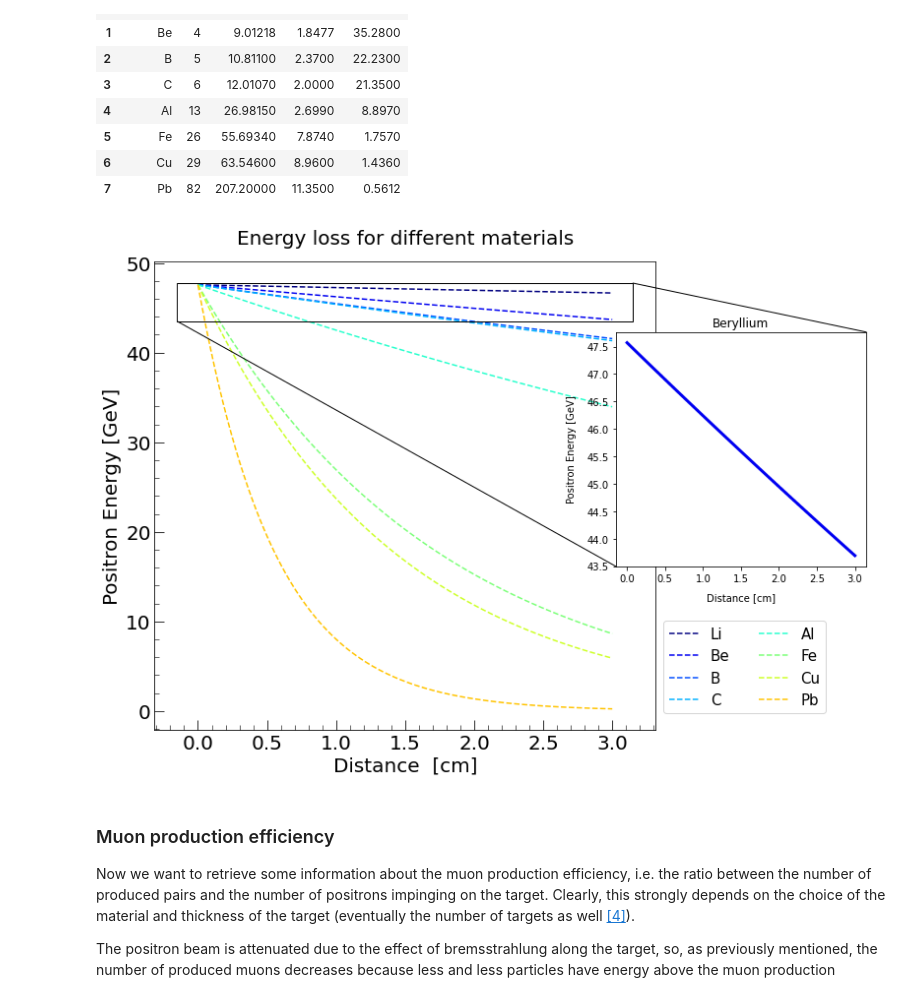
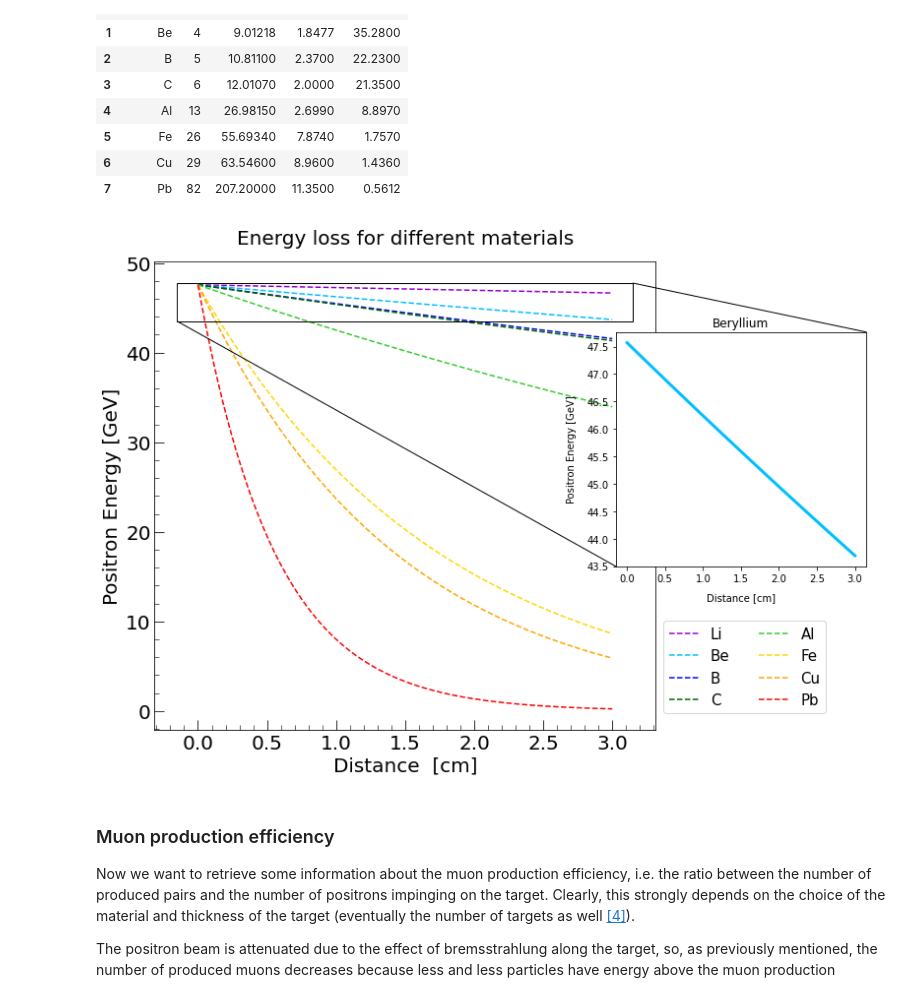
Before and after one commit to vanessacerrone/LEMMA_project, a Jupyter notebook: project_final.ipynb, the cells around one changed output. Drawn from its saved outputs; the diff is of its cells as text; code cells hidden in the pictures.

```diff
--- a/project_final.ipynb
+++ b/project_final.ipynb
@@ -2068,6 +2068,9 @@ properties
 | 7 | Pb | 82 | 207.20000 | 11.3500 | 0.5612 |
 # %%
 ### Plot of energy loss or different materials ###
+
+colors = ['red', 'orange', 'gold', 'limegreen', 'darkgreen', 'blue', 'deepskyblue', 'darkviolet']
+colors.reverse()
 
 x = np.linspace(0,3,100) # distances from 0 to 3 cm
 
@@ -2075,34 +2078,34 @@ fig, ax = plt.subplots(1, figsize = (12,8))
 
 for i in range(0,8):
     ax.plot(x, E_0th * np.exp(-x/properties.at[i,'X0'])* 1e-03,label = properties.at[i,'Material'], color = colors[i],ls='dashed')
 
 ax.set_title('Energy loss for different materials' ,fontsize = 20, pad = 18)
 ax.set_xlabel('Distance  [cm]',fontsize = 20)
 ax.set_ylabel('Positron Energy [GeV]',fontsize = 20)
 ax.tick_params(axis = 'both', which = 'major', direction = 'in', length = 10, labelsize = 20)
 ax.tick_params(axis = 'both', which = 'minor', direction = 'in', length = 5)
 ax.minorticks_on()
 
 ax.legend(loc='best', fontsize = 15, ncol = 2,bbox_to_anchor=(1, 0.25))
 
 e = E_0th * np.exp(-x/rad_length) * 1e-03
 
 ax_ins = ax.inset_axes([0.92, 0.35, 0.5, 0.5], transform=ax.transAxes)
 ax_ins.set_title('Beryllium',fontsize=12)
 ax_ins.set_ylabel('Positron Energy [GeV]', fontsize = 10, loc = 'center',labelpad=10)
 ax_ins.set_xlabel('Distance [cm]', fontsize = 10, loc = 'center',labelpad=10)
 ax_ins.plot(x,e, ls = '-' , lw = 3,  c = colors[1] )
 ax_ins.set_yticks(np.arange(43.5,48,0.5))
 ax.indicate_inset_zoom(ax_ins,edgecolor='black',alpha = 1)
 
 
 
 fig.tight_layout()
 #fig.savefig('figures/energy_loss_materials_insert.pdf')
 
 plt.show()
 # %% [output]
-[figure, old version]
+[figure, new version]
 # %% [markdown]
 ### Muon production efficiency
 Now we want to retrieve some information about the muon production efficiency, i.e. the ratio between the number of produced pairs
```
Also changed, not shown: parts of 1 cell of this notebook.
